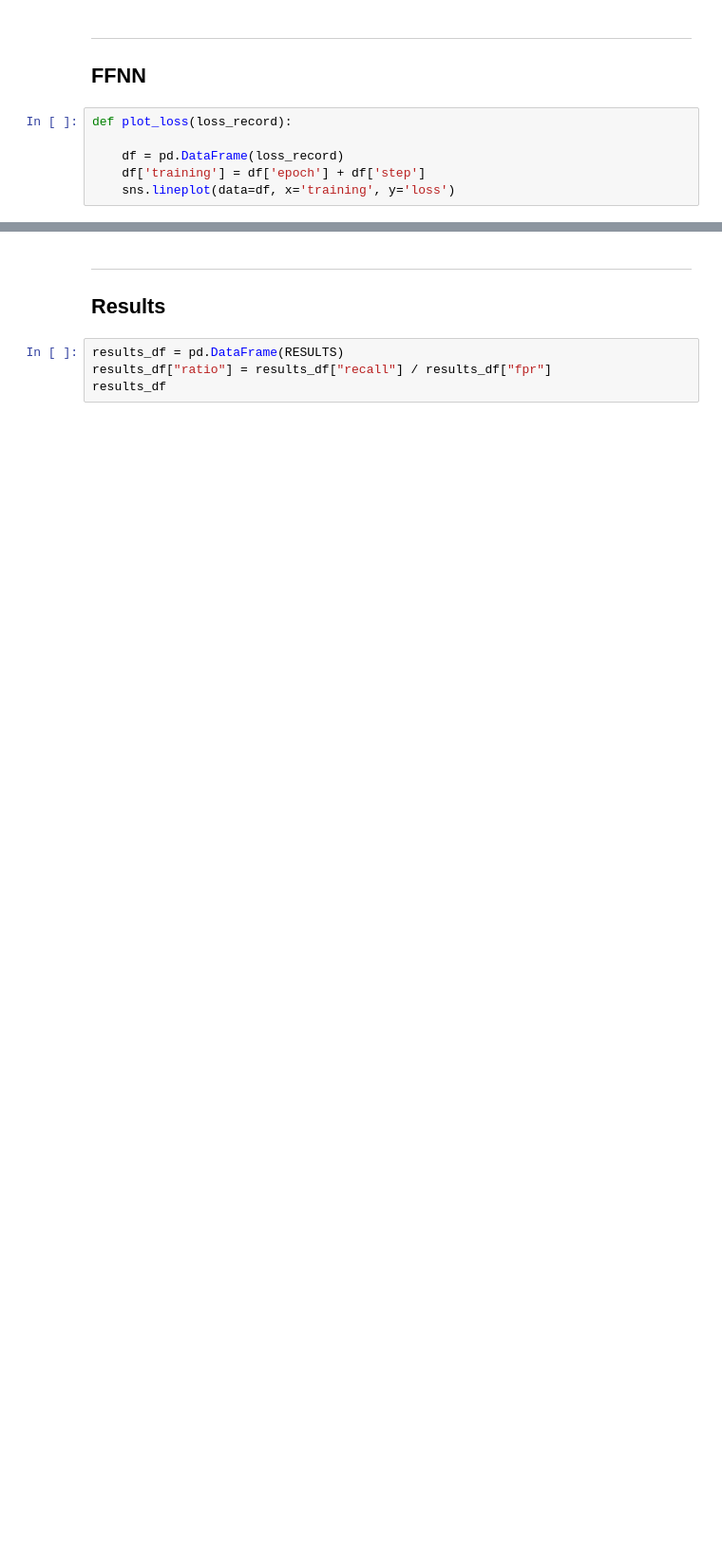
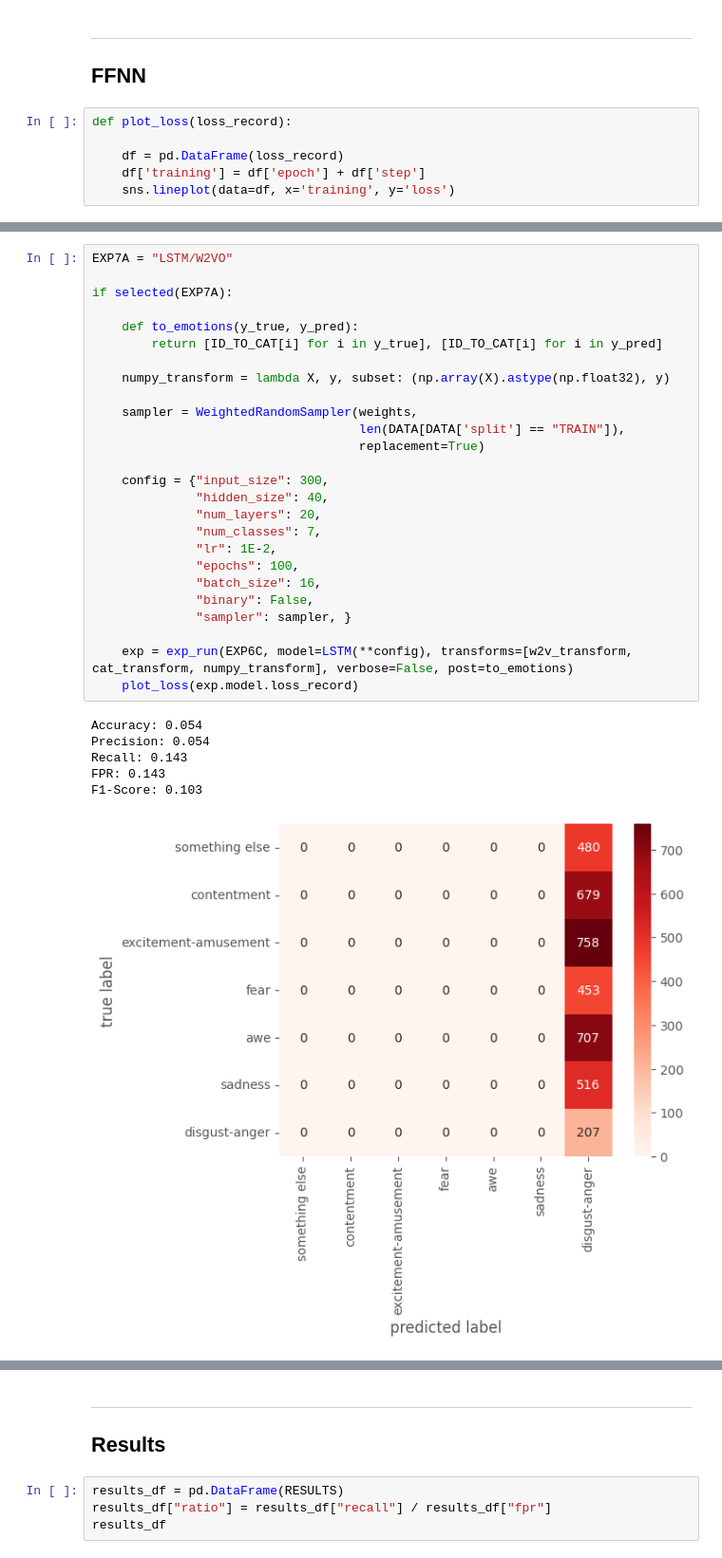
Before and after one commit to AlejandroCiuba/CS2756-Group-Project, a Jupyter notebook: Alejandro/text_experiments.ipynb, the cells around one changed output, grey strips where cells are left out. Shown: that part at 95% size. Cells and saved outputs as stored; diff of their text form; blank space fills up the shorter version.

Commit message:
Working on neural models

```diff
--- a/Alejandro/text_experiments.ipynb
+++ b/Alejandro/text_experiments.ipynb
@@ -497,0 +417,33 @@ F1-Score: 0.141
+# %%
+EXP7A = "LSTM/W2VO"
+
+if selected(EXP7A):
+
+    def to_emotions(y_true, y_pred):
+        return [ID_TO_CAT[i] for i in y_true], [ID_TO_CAT[i] for i in y_pred]
+
+    numpy_transform = lambda X, y, subset: (np.array(X).astype(np.float32), y)
+
+    sampler = WeightedRandomSampler(weights,
+                                    len(DATA[DATA['split'] == "TRAIN"]),
+                                    replacement=True)
+
+    config = {"input_size": 300,
+              "hidden_size": 40,
+              "num_layers": 20,
+              "num_classes": 7,
+              "lr": 1E-2,
+              "epochs": 100,
+              "batch_size": 16,
+              "binary": False,
+              "sampler": sampler, }
+
+    exp = exp_run(EXP6C, model=LSTM(**config), transforms=[w2v_transform, cat_transform, numpy_transform], verbose=False, post=to_emotions)
+    plot_loss(exp.model.loss_record)
+# %% [output]
+Accuracy: 0.054
+Precision: 0.054
+Recall: 0.143
+FPR: 0.143
+F1-Score: 0.103
+[figure, added]
```
Also changed, not shown: parts of 21 cells of this notebook, 2 other files.
